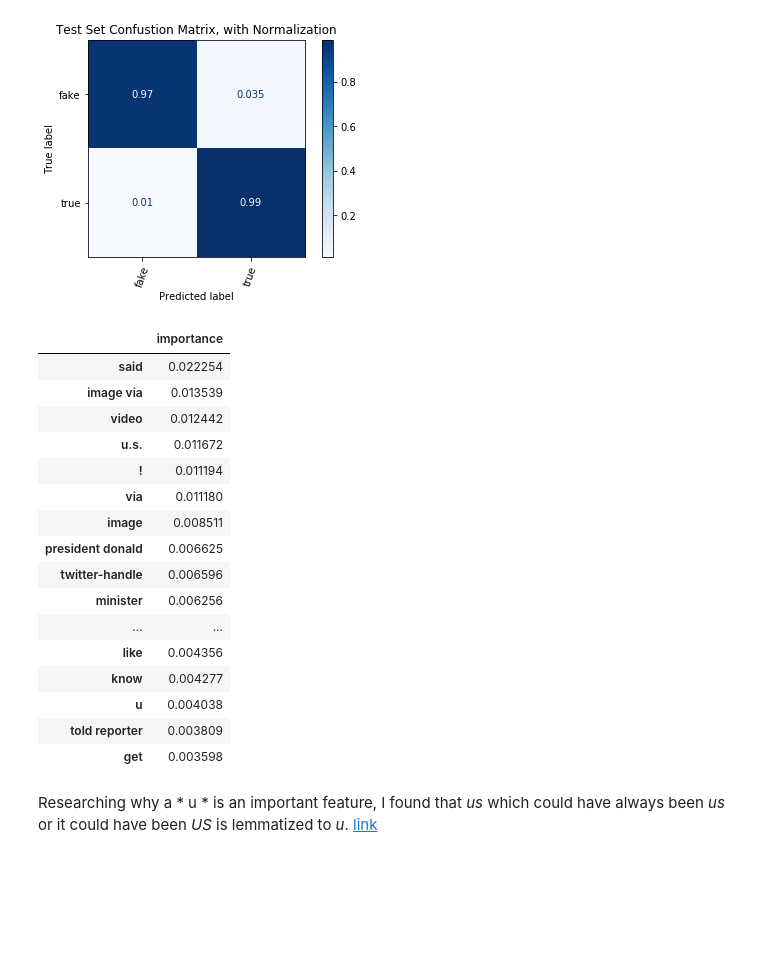
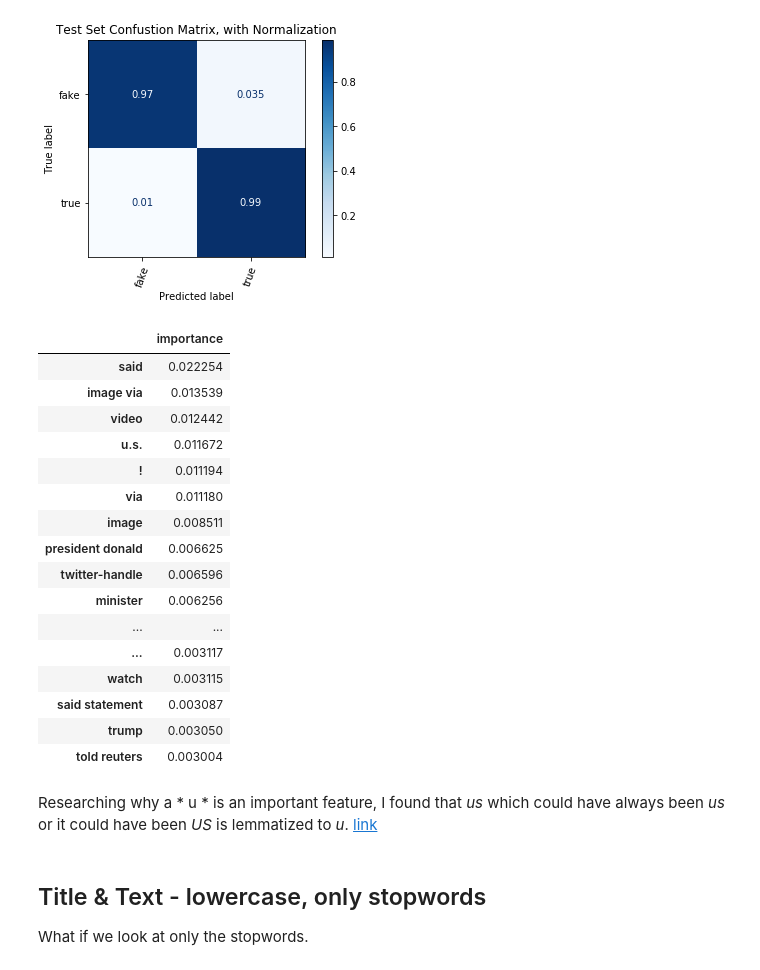
Before and after one commit to merb92/fake-news-classification, a Jupyter notebook: notebooks/rf_bow.ipynb, the cells around one changed output. Cells and saved outputs as stored; diff of their text form; code cells hidden in the pictures; blank space fills up the shorter version.

Commit message:
Added models using only stopwords

```diff
--- a/notebooks/rf_bow.ipynb
+++ b/notebooks/rf_bow.ipynb
@@ -76,9 +77,11 @@ y_test_enc = le.transform(y_test)
 # Train Models
 # %%
 def train_and_eval_model(X_train, X_test, y_train_enc, y_test_enc, classes_,
-                        preprocessor, tokenizer, max_df=1.0, ngram_range = (1, 1)):
+                        preprocessor, tokenizer, max_df=1.0, ngram_range = (1, 1),
+                        min_samples_split=2,
+                        max_depth=None):
     """
-    Train and Evaluate and Bag of Words Representation with a Naive Bayes
+    Train and Evaluate and Bag of Words Representation with a Random Forest
     classifier.
     """
 
@@ -89,7 +92,9 @@ def train_and_eval_model(X_train, X_test, y_train_enc, y_test_enc, classes_,
                            max_df = max_df,
                            ngram_range = ngram_range)),
     ('classifier', RandomForestClassifier(n_jobs = -1,
-                                          random_state = RANDOM_STATE)),
+                                          random_state = RANDOM_STATE,
+                                          min_samples_split = min_samples_split,
+                                          max_depth = max_depth)),
     ])
 
     pipeline.fit(X_train,y_train_enc)
@@ -566,26 +571,30 @@ weighted avg       0.98      0.98      0.98      7728
 # %%
 feat_imp_title_text_lc_lemma_no_sw_ng = pd.DataFrame(pipe_title_text_lc_lemma_no_sw_ng['classifier'].feature_importances_,
                                        index = pipe_title_text_lc_lemma_no_sw_ng['bow'].get_feature_names(),
                                        columns = ['importance']).sort_values('importance',
                                                                              ascending=False)
-feat_imp_title_text_lc_lemma_no_sw_ng.head(20)
+feat_imp_title_text_lc_lemma_no_sw_ng.head(30)
 # %% [output]
 |  | importance |
 | said | 0.022254 |
 | image via | 0.013539 |
 | video | 0.012442 |
 | u.s. | 0.011672 |
 | ! | 0.011194 |
 | via | 0.011180 |
 | image | 0.008511 |
 | president donald | 0.006625 |
 | twitter-handle | 0.006596 |
 | minister | 0.006256 |
 | ... | ... |
-| like | 0.004356 |
-| know | 0.004277 |
-| u | 0.004038 |
-| told reporter | 0.003809 |
-| get | 0.003598 |
+| ... | 0.003117 |
+| watch | 0.003115 |
+| said statement | 0.003087 |
+| trump | 0.003050 |
+| told reuters | 0.003004 |
 # %% [markdown]
 Researching why a * u * is an important feature, I found that *us* which could have always been *us* or it could have been *US* is lemmatized to *u*. [link](https://stackoverflow.com/questions/54784287/nltk-wordnetlemmatizer-processes-us-as-u)
+# %% [markdown]
+## Title & Text - lowercase, only stopwords
+
+What if we look at only the stopwords.
```
Also changed, not shown: parts of 22 cells of this notebook.
